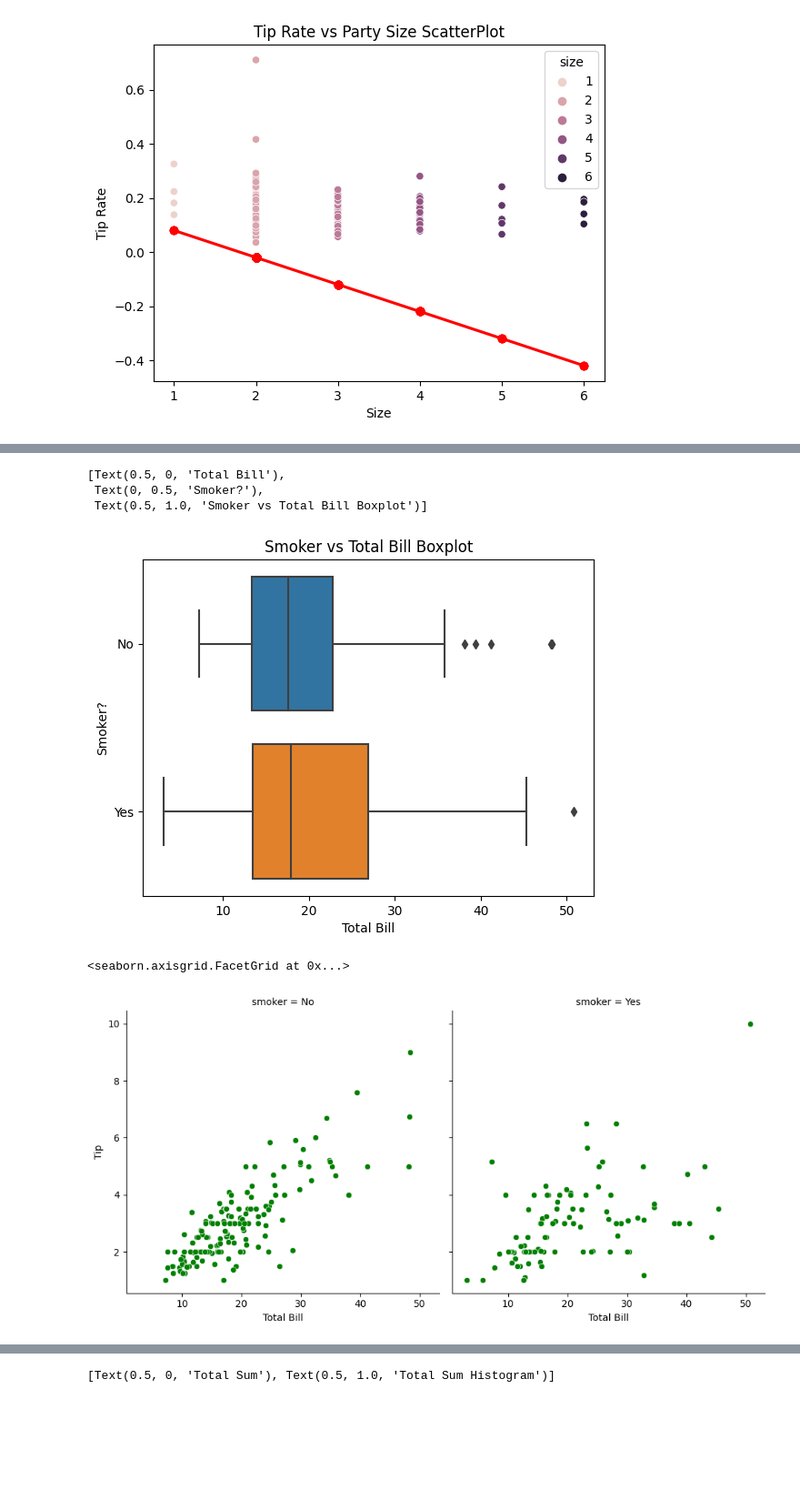
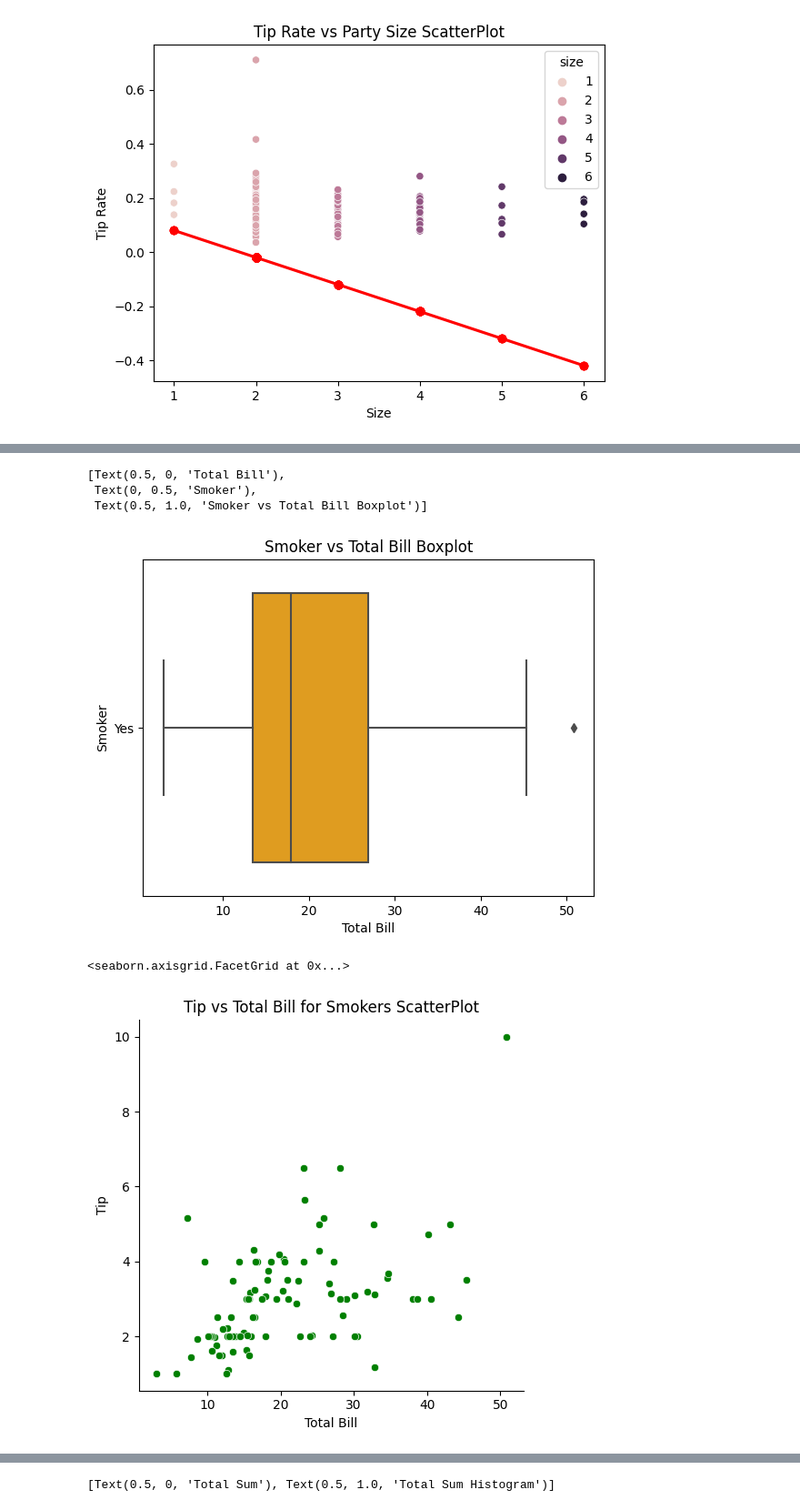
Before and after one commit to AliZ786/COMP-333, a Jupyter notebook: Assignments/Assignment1/LabAssignment1.ipynb, the cells around one changed output, grey strips where cells are left out. Shown at 91% size. Saved outputs shown, nothing was run; the diff lists cells and outputs as text; code cells hidden in the pictures; blank space fills up the shorter version.

```diff
--- a/Assignments/Assignment1/LabAssignment1.ipynb
+++ b/Assignments/Assignment1/LabAssignment1.ipynb
@@ -72,3 +72,8 @@ tip_rate_scatter.set(xlabel='Size', ylabel='Tip Rate', title='Tip Rate vs Party
  Text(0, 0.5, 'Tip Rate'),
  Text(0.5, 1.0, 'Tip Rate vs Party Size ScatterPlot')]
 [figure]
+# %%
+# Creating a newdataset from the initial but removing all the non-smokers
+smokers_tip_data=tips_data[tips_data.smoker != 'No']
+
+smokers_tip_data.head()
@@ -75,21 +87,21 @@ tip_rate_scatter.set(xlabel='Size', ylabel='Tip Rate', title='Tip Rate vs Party
 # %%
 # creating a boxplot for smokers
-smokers_boxplot = sns.boxplot(data = tips_data, x='total_bill', y = 'smoker')
-smokers_boxplot.set(xlabel="Total Bill", ylabel="Smoker?", title="Smoker vs Total Bill Boxplot")
+smokers_boxplot = sns.boxplot(data = smokers_tip_data, x='total_bill', y = 'smoker', color = 'orange')
+smokers_boxplot.set(xlabel="Total Bill", ylabel="Smoker", title="Smoker vs Total Bill Boxplot")
 # %% [output]
 [Text(0.5, 0, 'Total Bill'),
- Text(0, 0.5, 'Smoker?'),
+ Text(0, 0.5, 'Smoker'),
  Text(0.5, 1.0, 'Smoker vs Total Bill Boxplot')]
-[figure, old version]
+[figure, new version]
 # %%
 # Creating a sns scatterplot for smokers
 
 # Using replot here to seperate the smokers from the non-smokers
-scatter_smokers1 = sns.relplot(data=tips_data, x ='total_bill', y='tip', color='green', col='smoker')
-scatter_smokers1.set(xlabel='Total Bill',ylabel='Tip')
+scatter_smokers1 = sns.relplot(data=smokers_tip_data, x ='total_bill', y='tip', color='green', col='smoker')
+scatter_smokers1.set(xlabel='Total Bill',ylabel='Tip', title= 'Tip vs Total Bill for Smokers ScatterPlot')
 # %% [output]
 <seaborn.axisgrid.FacetGrid at 0x...>
-[figure, old version]
+[figure, new version]
 # %%
 # Creating the tiprate and linear tip rate scatter plot for the smokers
 
```
Also changed, not shown: parts of 2 cells of this notebook, 1 other file.
